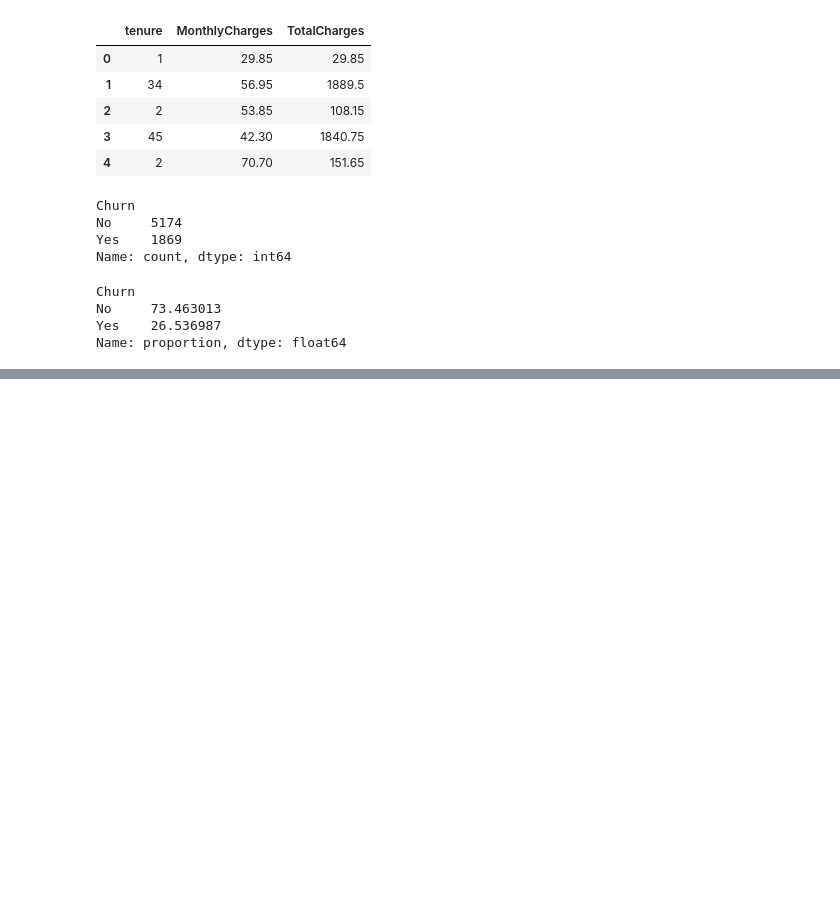
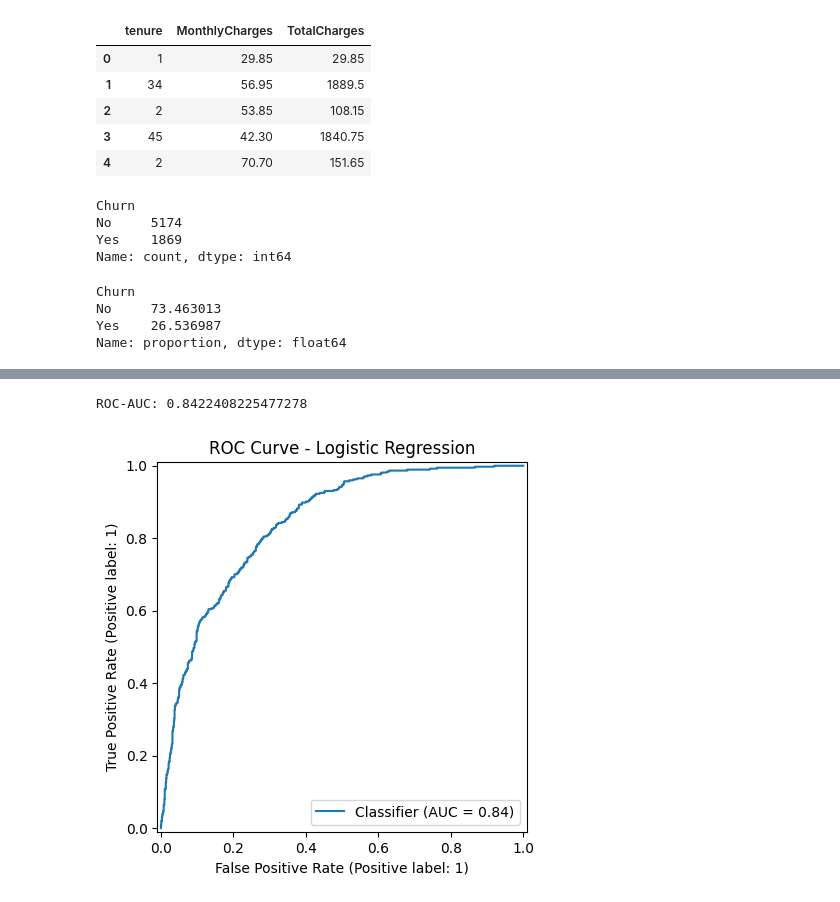
Before and after one commit to Tamirahsharieff/Zaalima-Data-Analytics-Team, a Jupyter notebook: notebooks/customer_churn_analysis.ipynb, the cells around one changed output, grey strips where cells are left out. Cells and saved outputs as stored; diff of their text form; code cells hidden in the pictures; blank space fills up the shorter version.

```diff
--- a/notebooks/customer_churn_analysis.ipynb
+++ b/notebooks/customer_churn_analysis.ipynb
@@ -472,0 +846,19 @@ Name: proportion, dtype: float64
+# %%
+from sklearn.compose import ColumnTransformer
+from sklearn.preprocessing import OneHotEncoder
+
+categorical_cols = X.select_dtypes(include=["object"]).columns
+numeric_cols = X.select_dtypes(exclude=["object"]).columns
+
+preprocessor = ColumnTransformer(
+    transformers=[
+        ("cat", OneHotEncoder(handle_unknown="ignore"), categorical_cols),
+        ("num", "passthrough", numeric_cols)
+    ]
+)
+
+X_train_encoded = preprocessor.fit_transform(X_train)
+X_test_encoded = preprocessor.transform(X_test)
+
+print("Encoded training shape:", X_train_encoded.shape)
+print("Encoded testing shape:", X_test_encoded.shape)
@@ -472,0 +911,16 @@ Name: proportion, dtype: float64
+# %%
+from sklearn.metrics import roc_auc_score, RocCurveDisplay
+import matplotlib.pyplot as plt
+
+y_prob = model.predict_proba(X_test_encoded)[:, 1]
+
+auc = roc_auc_score(y_test, y_prob)
+
+print("ROC-AUC:", auc)
+
+RocCurveDisplay.from_predictions(y_test, y_prob)
+plt.title("ROC Curve - Logistic Regression")
+plt.show()
+# %% [output]
+ROC-AUC: 0.8422408225477278
+[figure, added]
```
Also changed, not shown: parts of 30 cells of this notebook.
